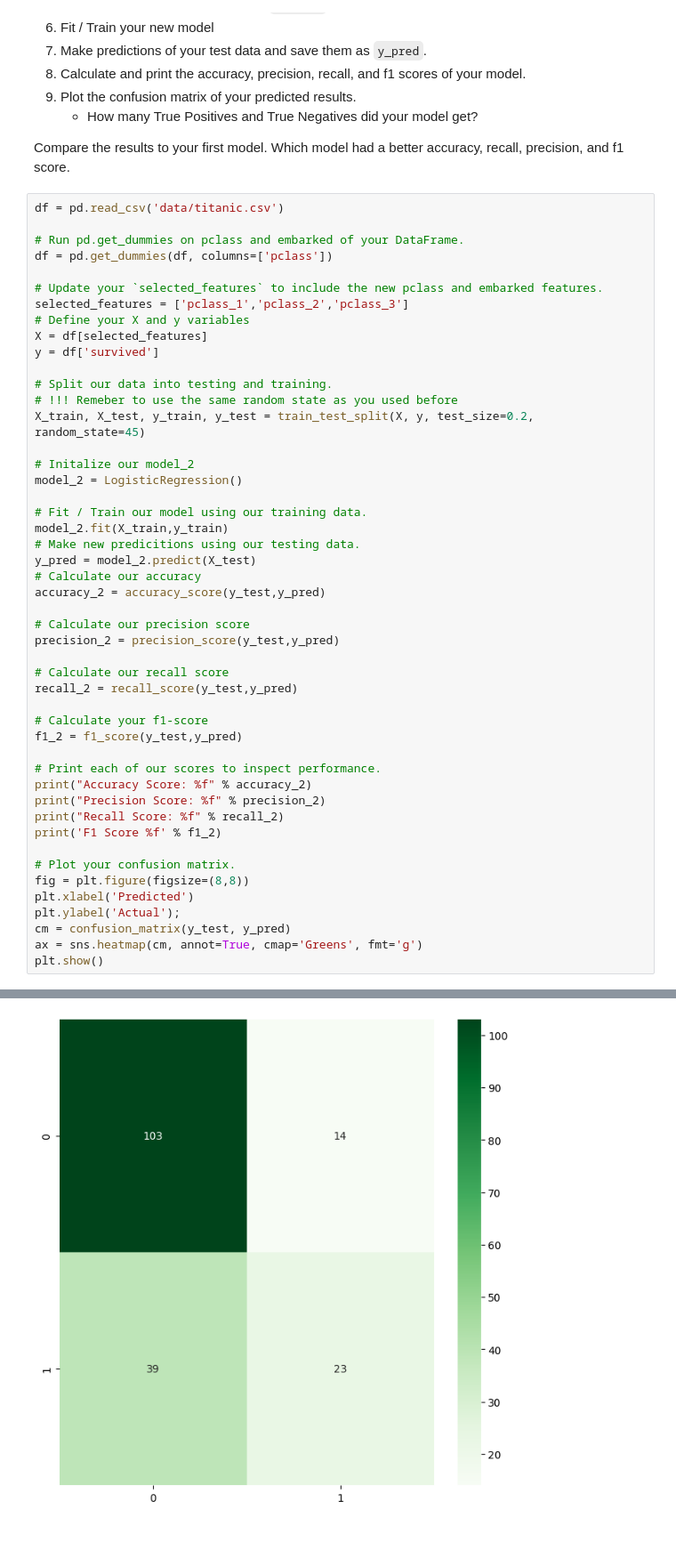
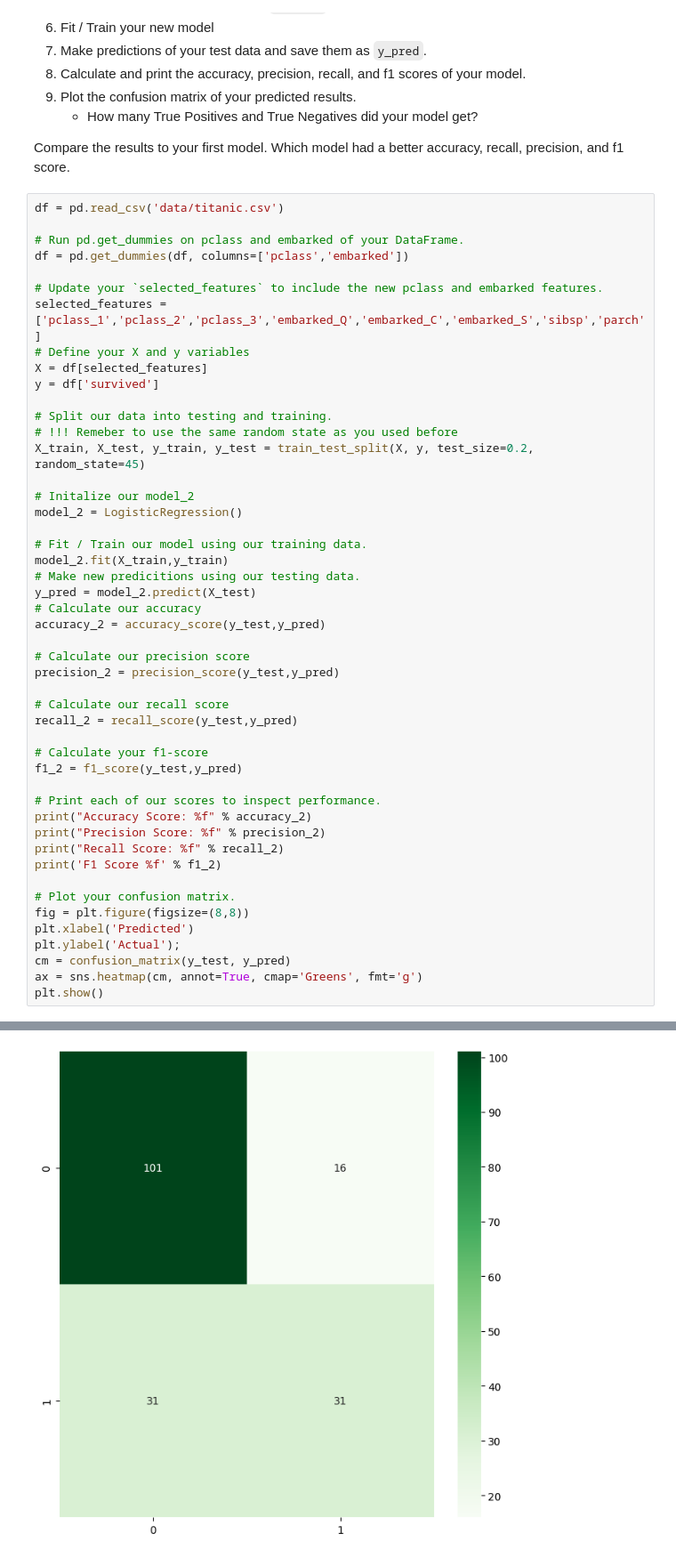
Before and after one commit to 112523chen/2022-fall-data-science, a Jupyter notebook: Week-03-Intro-To-ML/Exercise-Logistic-Regression.ipynb, the cells around one changed output, grey strips where cells are left out. Shown at 89% size. Drawn from its saved outputs; the diff is of its cells as text.

```diff
--- a/Week-03-Intro-To-ML/Exercise-Logistic-Regression.ipynb
+++ b/Week-03-Intro-To-ML/Exercise-Logistic-Regression.ipynb
@@ -175,10 +175,10 @@ Compare the results to your first model. Which model had a better accuracy, reca
 df = pd.read_csv('data/titanic.csv')
 
 # Run pd.get_dummies on pclass and embarked of your DataFrame.
-df = pd.get_dummies(df, columns=['pclass'])
+df = pd.get_dummies(df, columns=['pclass','embarked'])
 
 # Update your `selected_features` to include the new pclass and embarked features.
-selected_features = ['pclass_1','pclass_2','pclass_3']
+selected_features = ['pclass_1','pclass_2','pclass_3','embarked_Q','embarked_C','embarked_S','sibsp','parch']
 # Define your X and y variables
 X = df[selected_features]
 y = df['survived']
@@ -227,4 +227,4 @@ F1 Score 0.464646
-[figure, old version]
+[figure, new version]
 # %% [markdown]
 # EXTRA CREDIT
 * Use age as a feature.
```
Also changed, not shown: parts of 2 cells of this notebook.
